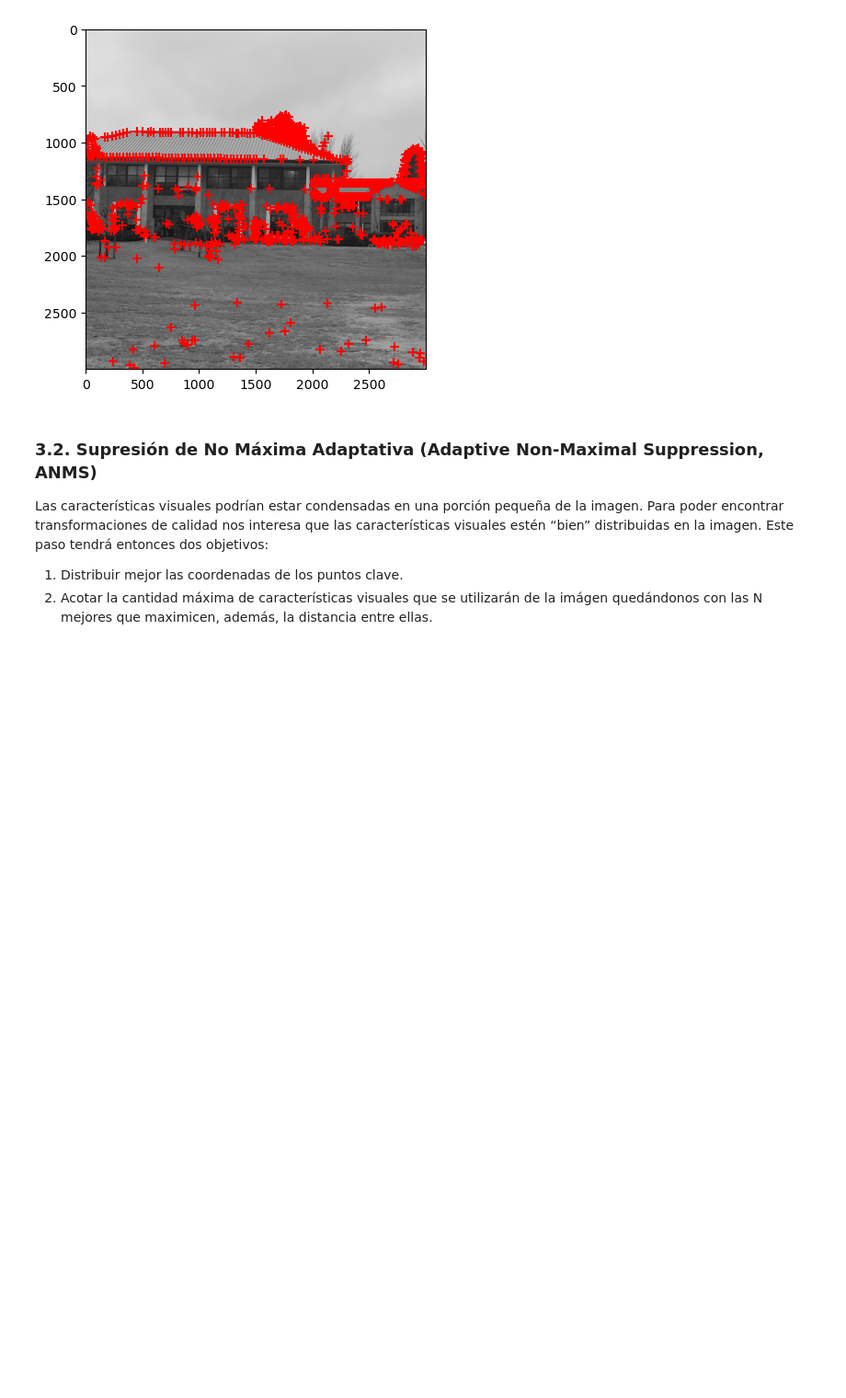
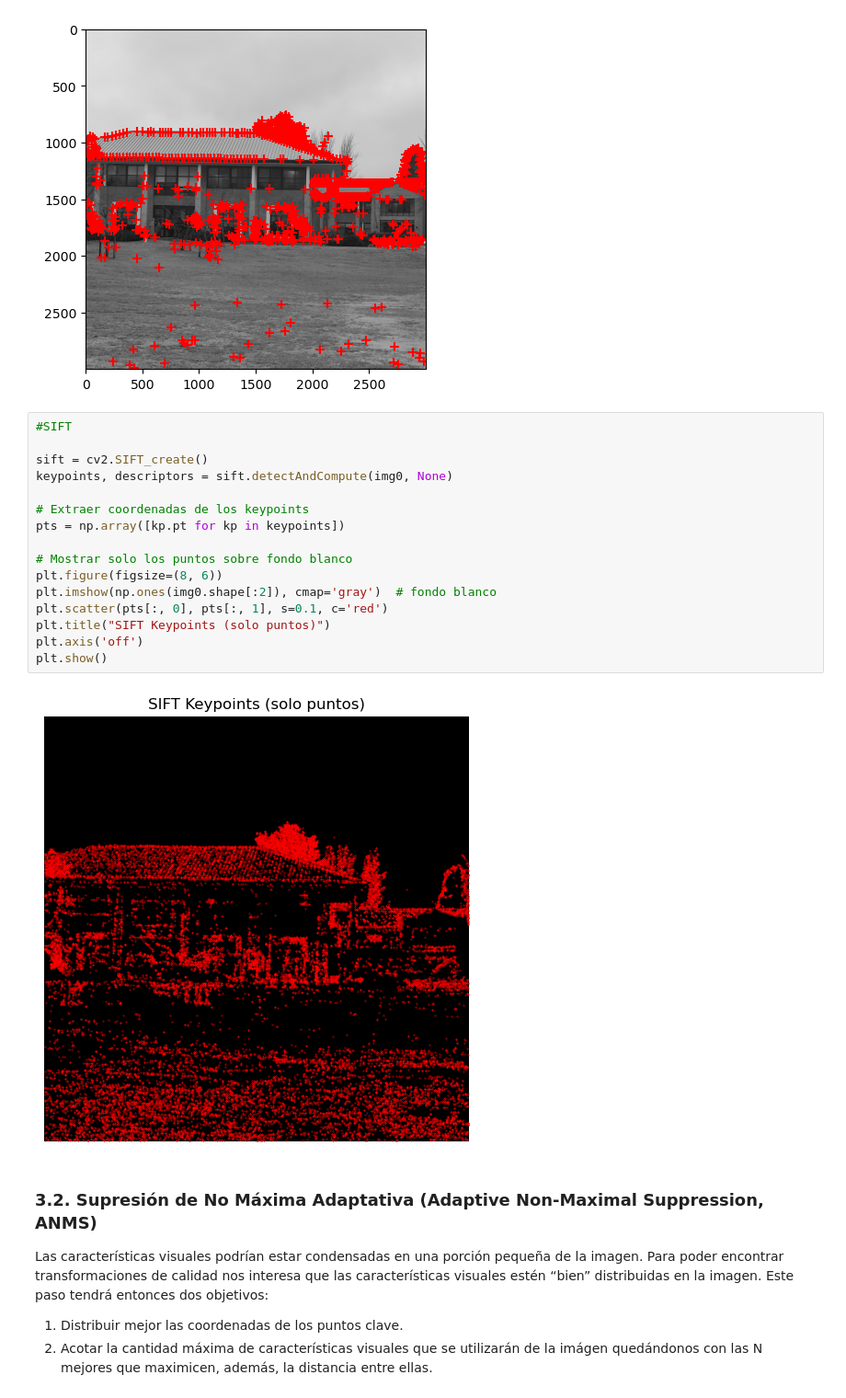
Before and after one commit to belendepaloo/Vision-Artificial, a Jupyter notebook: Castañeda_Depalo_tp1_pano/tp1_pano.ipynb, the cells around one changed output. Shown: that part at 92% size. Cells and saved outputs as stored; diff of their text form; blank space fills up the shorter version.

```diff
--- a/Castañeda_Depalo_tp1_pano/tp1_pano.ipynb
+++ b/Castañeda_Depalo_tp1_pano/tp1_pano.ipynb
@@ -52,6 +52,24 @@ plot_corners(img0, method='shi-tomasi')
 # %% [output]
 [figure]
 [figure]
+# %%
+#SIFT
+
+sift = cv2.SIFT_create()
+keypoints, descriptors = sift.detectAndCompute(img0, None)
+
+# Extraer coordenadas de los keypoints
+pts = np.array([kp.pt for kp in keypoints])
+
+# Mostrar solo los puntos sobre fondo blanco
+plt.figure(figsize=(8, 6))
+plt.imshow(np.ones(img0.shape[:2]), cmap='gray')  # fondo blanco
+plt.scatter(pts[:, 0], pts[:, 1], s=0.1, c='red')
+plt.title("SIFT Keypoints (solo puntos)")
+plt.axis('off')
+plt.show()
+# %% [output]
+[figure, added]
 # %% [markdown]
 ### 3.2. Supresión de No Máxima Adaptativa (Adaptive Non-Maximal Suppression, ANMS)
 Las características visuales podrían estar condensadas en una porción pequeña
```
Also changed, not shown: parts of 1 cell of this notebook.
